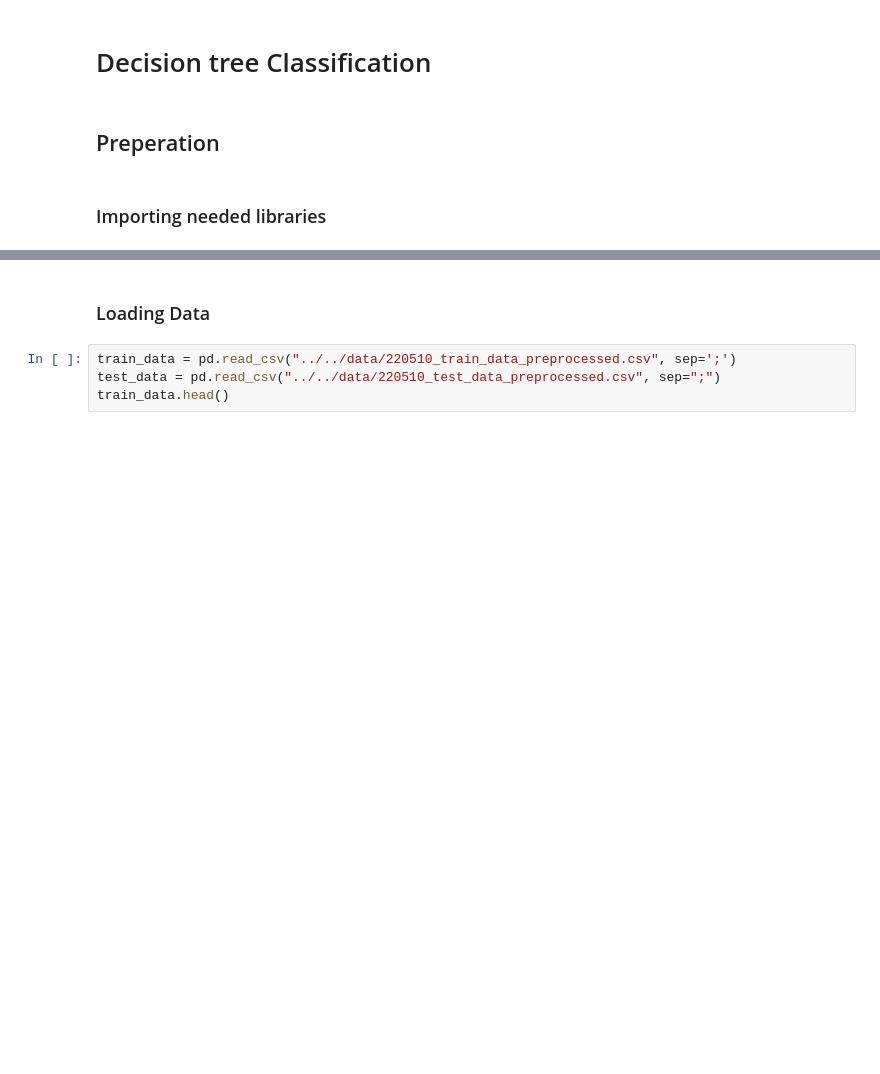
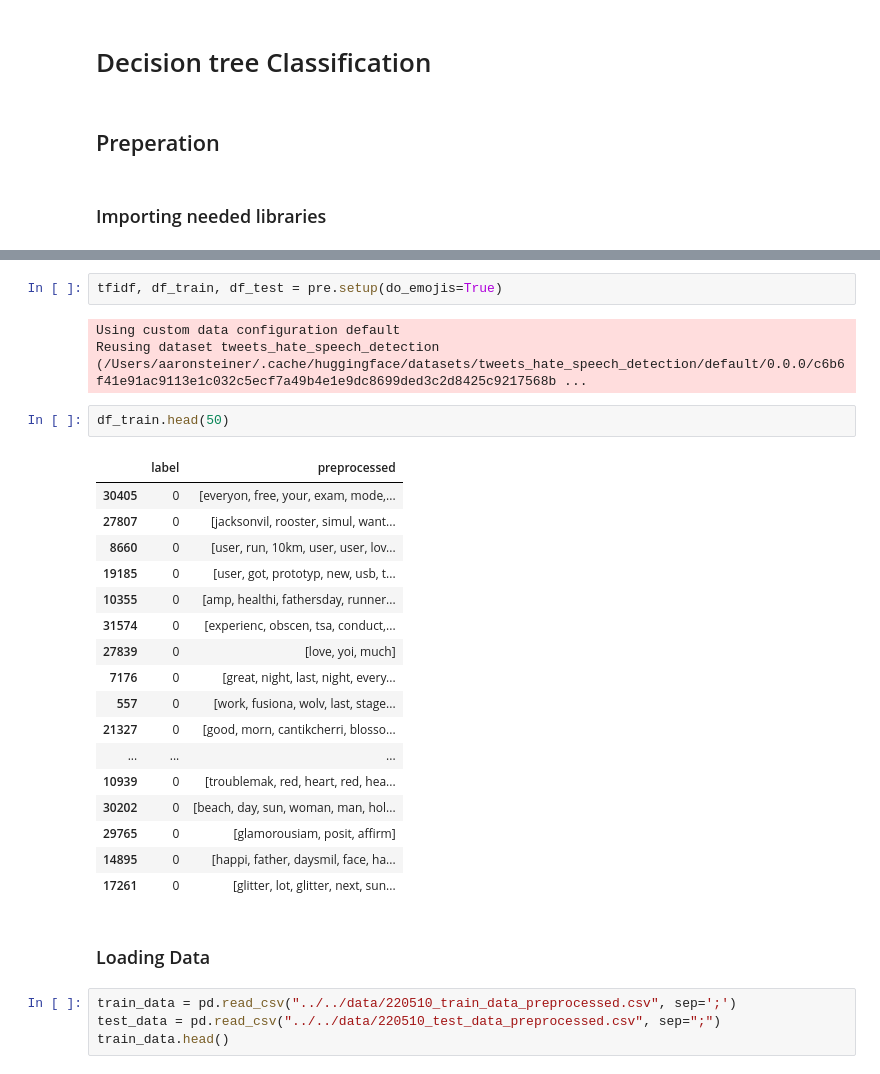
Before and after one commit to Aaron9812/Data_mining, a Jupyter notebook: src/models/decision_tree.ipynb, the cells around one changed output, grey strips where cells are left out. Saved outputs shown, nothing was run; the diff lists cells and outputs as text; blank space fills up the shorter version.

```diff
--- a/src/models/decision_tree.ipynb
+++ b/src/models/decision_tree.ipynb
@@ -14,3 +25,28 @@ from sklearn.feature_extraction.text import TfidfVectorizer
+# %%
+tfidf, df_train, df_test = pre.setup(do_emojis=True)
+# %% [output]
+Using custom data configuration default
+Reusing dataset tweets_hate_speech_detection (/Users/aaronsteiner/.cache/huggingface/datasets/tweets_hate_speech_detection/default/0.0.0/c6b6f41e91ac9113e1c032c5ecf7a49b4e1e9dc8699ded3c2d8425c9217568b ...
+# %%
+df_train.head(50)
+# %% [output]
+|  | label | preprocessed |
+| 30405 | 0 | [everyon, free, your, exam, mode,... |
+| 27807 | 0 | [jacksonvil, rooster, simul, want... |
+| 8660 | 0 | [user, run, 10km, user, user, lov... |
+| 19185 | 0 | [user, got, prototyp, new, usb, t... |
+| 10355 | 0 | [amp, healthi, fathersday, runner... |
+| 31574 | 0 | [experienc, obscen, tsa, conduct,... |
+| 27839 | 0 | [love, yoi, much] |
+| 7176 | 0 | [great, night, last, night, every... |
+| 557 | 0 | [work, fusiona, wolv, last, stage... |
+| 21327 | 0 | [good, morn, cantikcherri, blosso... |
+| ... | ... | ... |
+| 10939 | 0 | [troublemak, red, heart, red, hea... |
+| 30202 | 0 | [beach, day, sun, woman, man, hol... |
+| 29765 | 0 | [glamorousiam, posit, affirm] |
+| 14895 | 0 | [happi, father, daysmil, face, ha... |
+| 17261 | 0 | [glitter, lot, glitter, next, sun... |
 # %% [markdown]
 ### Loading Data
 # %%
```
Also changed, not shown: parts of 1 cell of this notebook.
